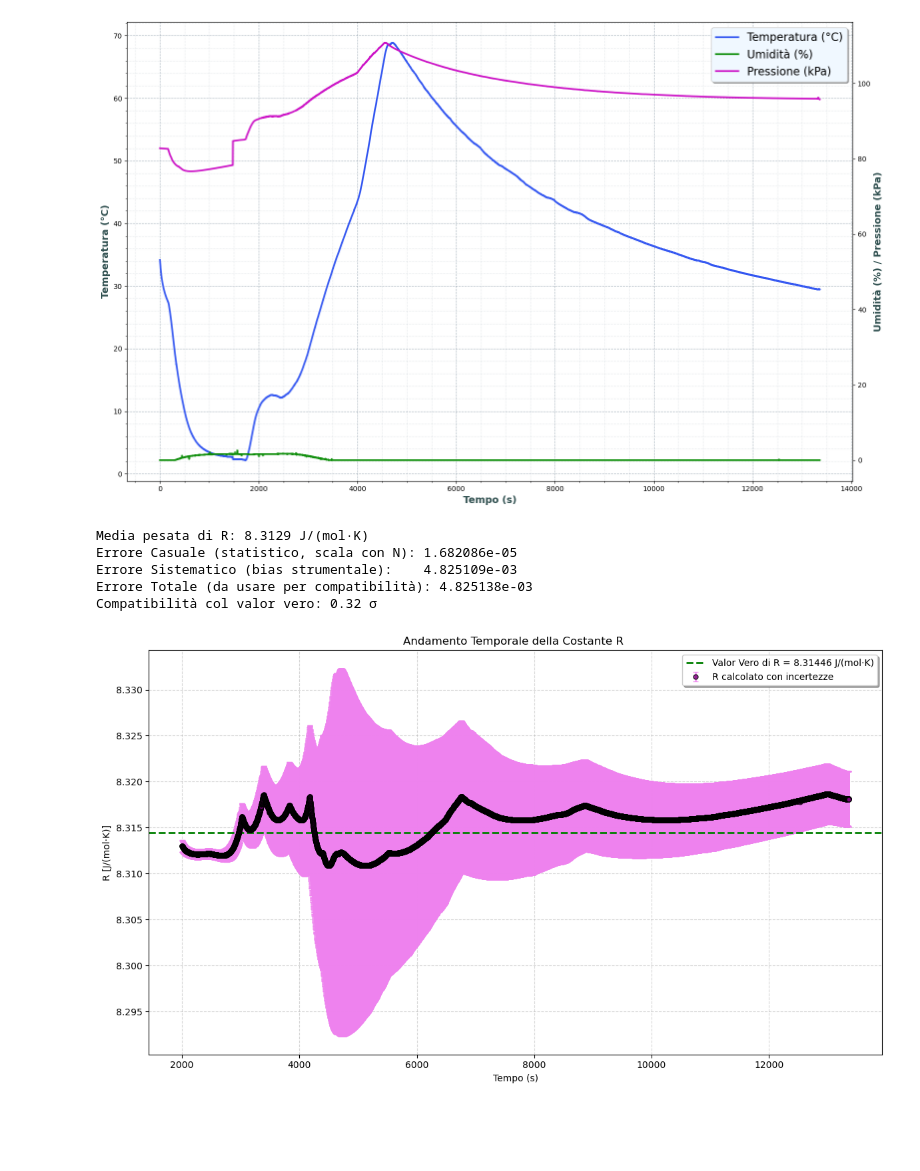
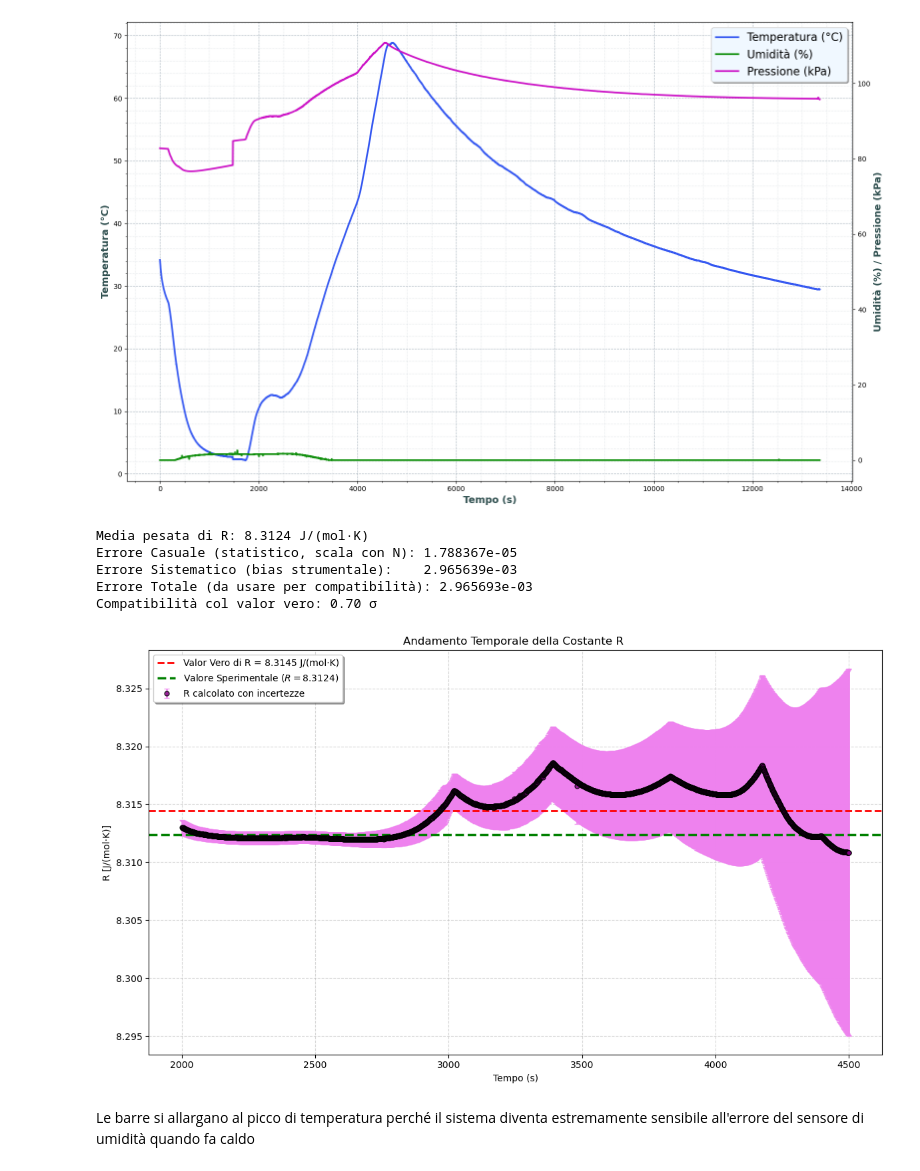
Before and after one commit to oblivion0218/BME280, a Jupyter notebook: Analisi.ipynb, the cells around one changed output. Drawn from its saved outputs; the diff is of its cells as text; code cells hidden in the pictures; blank space fills up the shorter version.

```diff
--- a/Analisi.ipynb
+++ b/Analisi.ipynb
@@ -72,7 +72,7 @@ plt.show()
 # %%
 # eventuale cut dei dati se volessimo tralasciarne qualcuno
 
-mask_to_remove = (df['Tempo_Simulato_s'] <= 2000) | (df['Tempo_Simulato_s'] >= 50000)
+mask_to_remove = (df['Tempo_Simulato_s'] <= 2000) | (df['Tempo_Simulato_s'] >= 4500)
 df = df[~mask_to_remove].copy()
 # %%
 dati_tabella = {        # Tabella NIST con i valori della densità dell'aria al variare di umidità e temepratura
@@ -193,7 +193,7 @@ syst_V = calcola_R(P_avg, T_avg, UR_avg, volume_ml + u_V) - R_avg_ref
 # Somma in quadratura delle componenti sistematiche
 sigma_sistematica = np.sqrt(syst_P**2 + syst_T**2 + syst_UR**2 + syst_V**2)
 
-# --- 4. Errore Totale Combinato ---
+# --- Errore Totale Combinato ---
 sigma_totale = np.sqrt(sigma_random_totale**2 + sigma_sistematica**2)
 
 print(f"Media pesata di R: {weighted_mean_R:.4f} J/(mol·K)")
@@ -205,32 +205,37 @@ R_valor_vero = 8.31446
 diff_sigma = abs(weighted_mean_R - R_valor_vero) / sigma_totale
 print(f"Compatibilità col valor vero: {diff_sigma:.2f} σ")
 # %% [output]
-Media pesata di R: 8.3129 J/(mol·K)
-Errore Casuale (statistico, scala con N): 1.682086e-05
-Errore Sistematico (bias strumentale):    4.825109e-03
-Errore Totale (da usare per compatibilità): 4.825138e-03
-Compatibilità col valor vero: 0.32 σ
+Media pesata di R: 8.3124 J/(mol·K)
+Errore Casuale (statistico, scala con N): 1.788367e-05
+Errore Sistematico (bias strumentale):    2.965639e-03
+Errore Totale (da usare per compatibilità): 2.965693e-03
+Compatibilità col valor vero: 0.70 σ
 # %%
 #plot di R con barre d'errore nel tempo
 plt.figure(figsize=(12, 7))
 plt.errorbar(df['Tempo_Simulato_s'] , df_R['R'],
              yerr=df_R['Err_R'],
              fmt='o', markersize=5, markerfacecolor='purple', markeredgecolor='black',
              ecolor='violet', elinewidth=2, capsize=3, alpha=0.8,
              label='R calcolato con incertezze')
 plt.title(r'Andamento Temporale della Costante R ')
 plt.xlabel('Tempo (s)')
 plt.ylabel('R [J/(mol·K)]')
 
 #LINEA ORIZZONTALE AL VALORE VERO DI R
-plt.axhline(R_valor_vero, color='green', linestyle='dashed', linewidth=2,
-            label=f'Valor Vero di R = {R_valor_vero:.5f} J/(mol·K)')
+plt.axhline(R_valor_vero, color='red', linestyle='dashed', linewidth=2,
+            label=f'Valor Vero di R = {R_valor_vero:.4f} J/(mol·K)')
+plt.axhline(weighted_mean_R, color='green', linestyle='--', linewidth=2.5,
+            label=f'Valore Sperimentale ($R = {weighted_mean_R:.4f}$)')
+
 plt.grid(True, linestyle='--', alpha=0.5)
 plt.legend(loc='best', frameon=True, shadow=True)
 plt.tight_layout()
 plt.show()
 # %% [output]
-[figure, old version]
+[figure, new version]
+# %% [markdown]
+Le barre si allargano al picco di temperatura perché il sistema diventa estremamente sensibile all'errore del sensore di umidità quando fa caldo
 # %%
 #istogramma dei valori di R
 
```
Also changed, not shown: parts of 5 cells of this notebook, 8 other files.
